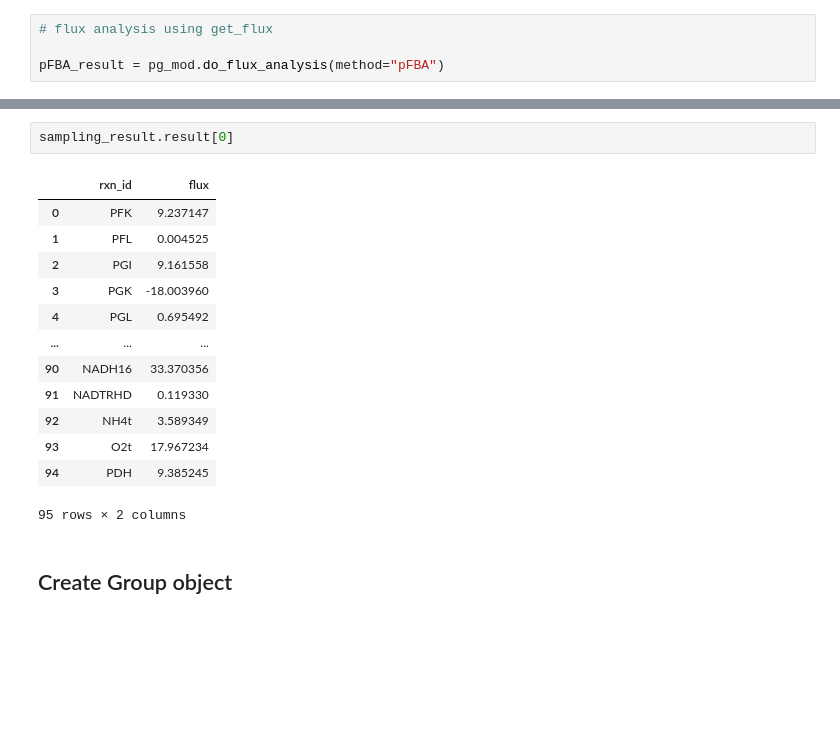
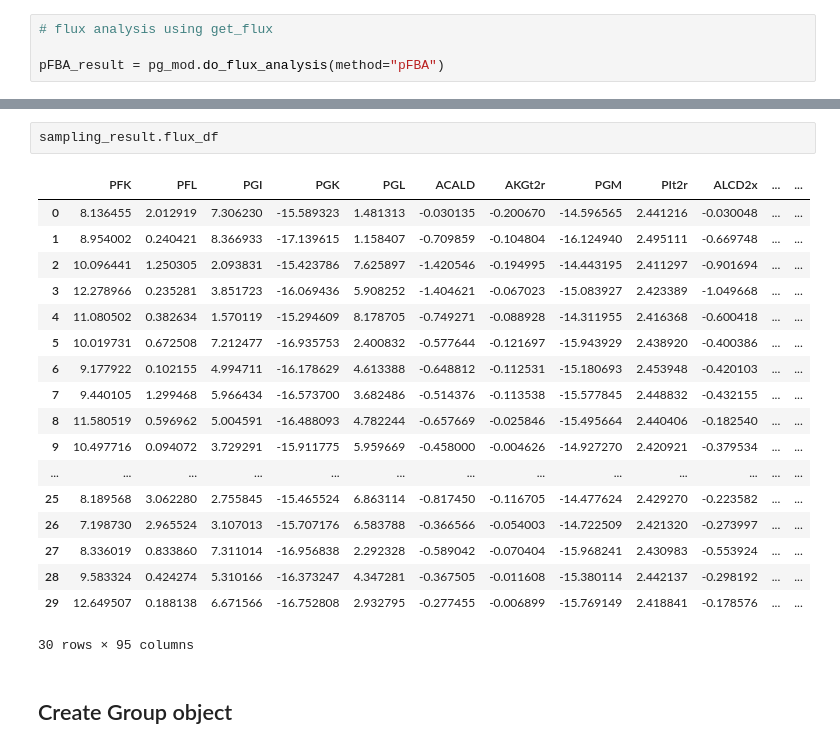
Before and after one commit to qwerty239qwe/pipeGEM, a Jupyter notebook: docs/source/tutorial/1_basic.ipynb, the cells around one changed output, grey strips where cells are left out. Cells and saved outputs as stored; diff of their text form; blank space fills up the shorter version.

```diff
--- a/docs/source/tutorial/1_basic.ipynb
+++ b/docs/source/tutorial/1_basic.ipynb
@@ -96,20 +92,25 @@ Reading time = 0.01 seconds
 : 73 rows, 190 columns, 722 nonzeros
 # %%
-sampling_result.result[0]
+sampling_result.flux_df
 # %% [output]
-|  | rxn_id | flux |
-| 0 | PFK | 9.237147 |
-| 1 | PFL | 0.004525 |
-| 2 | PGI | 9.161558 |
-| 3 | PGK | -18.003960 |
-| 4 | PGL | 0.695492 |
-| ... | ... | ... |
-| 90 | NADH16 | 33.370356 |
-| 91 | NADTRHD | 0.119330 |
-| 92 | NH4t | 3.589349 |
-| 93 | O2t | 17.967234 |
-| 94 | PDH | 9.385245 |
+|  | PFK | PFL | PGI | PGK | PGL | ACALD | AKGt2r | PGM | PIt2r | ALCD2x | ... | ... |
+| 0 | 8.136455 | 2.012919 | 7.306230 | -15.589323 | 1.481313 | -0.030135 | -0.200670 | -14.596565 | 2.441216 | -0.030048 | ... | ... |
+| 1 | 8.954002 | 0.240421 | 8.366933 | -17.139615 | 1.158407 | -0.709859 | -0.104804 | -16.124940 | 2.495111 | -0.669748 | ... | ... |
+| 2 | 10.096441 | 1.250305 | 2.093831 | -15.423786 | 7.625897 | -1.420546 | -0.194995 | -14.443195 | 2.411297 | -0.901694 | ... | ... |
+| 3 | 12.278966 | 0.235281 | 3.851723 | -16.069436 | 5.908252 | -1.404621 | -0.067023 | -15.083927 | 2.423389 | -1.049668 | ... | ... |
+| 4 | 11.080502 | 0.382634 | 1.570119 | -15.294609 | 8.178705 | -0.749271 | -0.088928 | -14.311955 | 2.416368 | -0.600418 | ... | ... |
+| 5 | 10.019731 | 0.672508 | 7.212477 | -16.935753 | 2.400832 | -0.577644 | -0.121697 | -15.943929 | 2.438920 | -0.400386 | ... | ... |
+| 6 | 9.177922 | 0.102155 | 4.994711 | -16.178629 | 4.613388 | -0.648812 | -0.112531 | -15.180693 | 2.453948 | -0.420103 | ... | ... |
+| 7 | 9.440105 | 1.299468 | 5.966434 | -16.573700 | 3.682486 | -0.514376 | -0.113538 | -15.577845 | 2.448832 | -0.432155 | ... | ... |
+| 8 | 11.580519 | 0.596962 | 5.004591 | -16.488093 | 4.782244 | -0.657669 | -0.025846 | -15.495664 | 2.440406 | -0.182540 | ... | ... |
+| 9 | 10.497716 | 0.094072 | 3.729291 | -15.911775 | 5.959669 | -0.458000 | -0.004626 | -14.927270 | 2.420921 | -0.379534 | ... | ... |
+| ... | ... | ... | ... | ... | ... | ... | ... | ... | ... | ... | ... | ... |
+| 25 | 8.189568 | 3.062280 | 2.755845 | -15.465524 | 6.863114 | -0.817450 | -0.116705 | -14.477624 | 2.429270 | -0.223582 | ... | ... |
+| 26 | 7.198730 | 2.965524 | 3.107013 | -15.707176 | 6.583788 | -0.366566 | -0.054003 | -14.722509 | 2.421320 | -0.273997 | ... | ... |
+| 27 | 8.336019 | 0.833860 | 7.311014 | -16.956838 | 2.292328 | -0.589042 | -0.070404 | -15.968241 | 2.430983 | -0.553924 | ... | ... |
+| 28 | 9.583324 | 0.424274 | 5.310166 | -16.373247 | 4.347281 | -0.367505 | -0.011608 | -15.380114 | 2.442137 | -0.298192 | ... | ... |
+| 29 | 12.649507 | 0.188138 | 6.671566 | -16.752808 | 2.932795 | -0.277455 | -0.006899 | -15.769149 | 2.418841 | -0.178576 | ... | ... |
-95 rows × 2 columns
+30 rows × 95 columns
 # %% [markdown]
 ## Create Group object
 # %%
```
Also changed, not shown: parts of 21 cells of this notebook, 8 other files.
